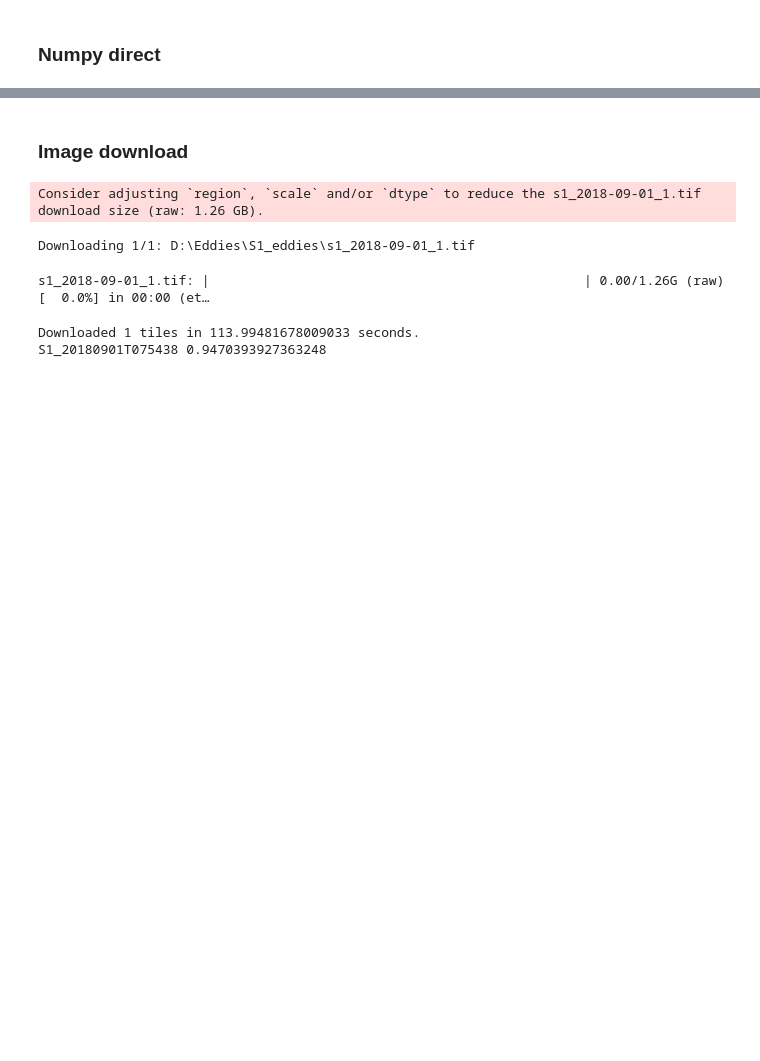
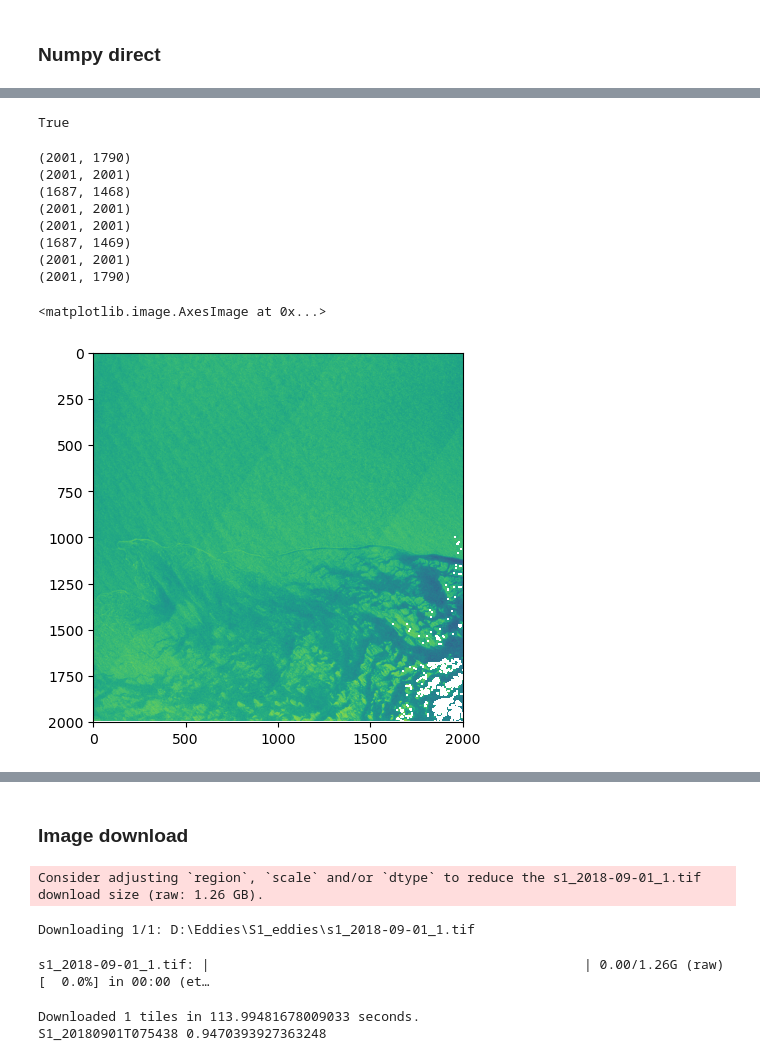
Before and after one commit to YoungHyunKoo/GEE_seaice_drift, a Jupyter notebook: D01_drift_from_S1_GEE.ipynb, the cells around one changed output, grey strips where cells are left out. Drawn from its saved outputs; the diff is of its cells as text; code cells hidden in the pictures; blank space fills up the shorter version.

```diff
--- a/D01_drift_from_S1_GEE.ipynb
+++ b/D01_drift_from_S1_GEE.ipynb
@@ -79,0 +138,22 @@ def appropriate_resolution(center, pixel_size):
+# %%
+# SIV database
+
+def get_siv_mask(year):
+    file = f"D:\\IS2_topo_DL\\SIV\\icemotion_weekly_sh_25km_{year}0101_{year}1231_v4.1.nc"
+
+    with netCDF4.Dataset(file, 'r') as nc:
+        xs = np.array(nc.variables['x']) #[20:-20]
+        ys = np.array(nc.variables['y']) #[20:-20]
+        xx1, yy1 = np.meshgrid(xs, ys)
+        lat = np.array(nc.variables['latitude']) #[20:-20, 20:-20]
+        lon = np.array(nc.variables['longitude']) #[20:-20, 20:-20]
+        # lon = np.where(lon < 0, 360+lon, lon)
+
+        # days = np.array(nc.variables['time']) #.astype(float)
+        times = nc.variables['time']
+        times = num2date(times[:], units = times.units)
+        u = np.array(nc.variables['u']) #[:, 20:-20, 20:-20]
+        u[u < -9000] = np.nan
+        u = u*0 + 1
+
+    return xx1, yy1, lat, lon, u
@@ -295,0 +420,4 @@ SAR images:  16
+# %%
+os.path.exists(pkl_name)
+# %% [output]
+True
@@ -295,0 +433,14 @@ SAR images:  16
+# %%
+for a in array:
+    print(a.shape)
+# %% [output]
+(2001, 1790)
+(2001, 2001)
+(1687, 1468)
+(2001, 2001)
+(2001, 2001)
+(1687, 1469)
+(2001, 2001)
+(2001, 1790)
+<matplotlib.image.AxesImage at 0x...>
+[figure, added]
```
Also changed, not shown: parts of 16 cells of this notebook, 2 other files.
